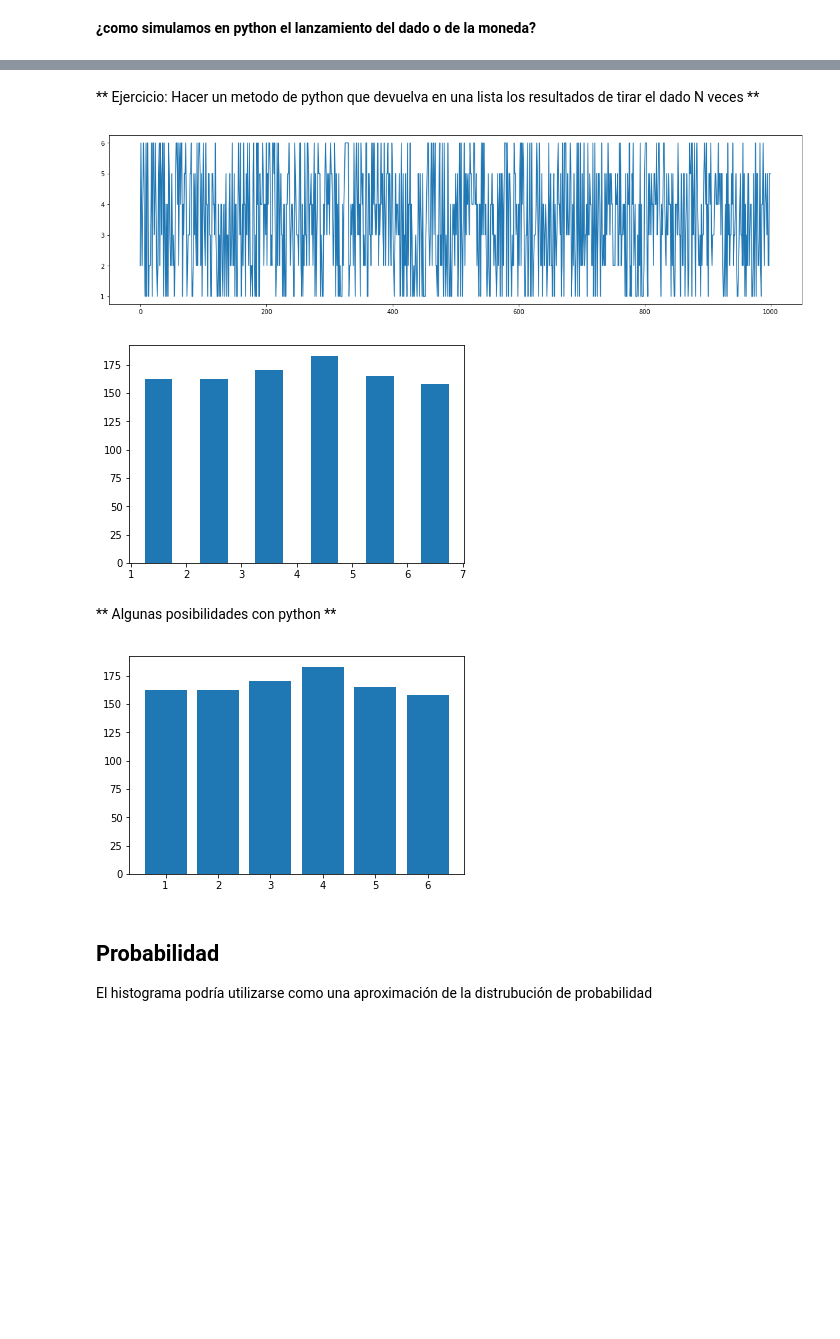
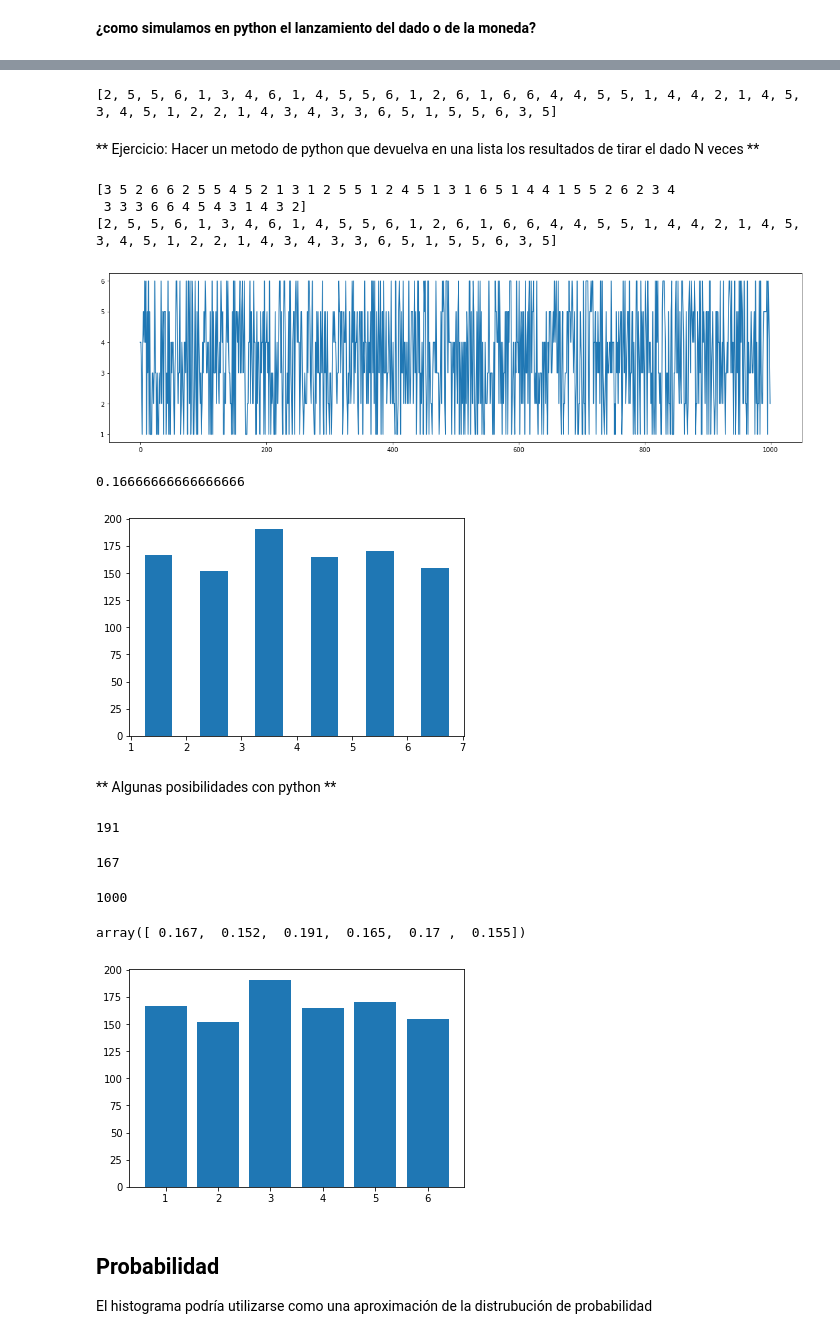
Before and after one commit to lab-ml-itba/Intro-Probabilidad, a Jupyter notebook: 1-Intro_Probabilidad.ipynb, the cells around one changed output, grey strips where cells are left out. Cells and saved outputs as stored; diff of their text form; code cells hidden in the pictures; blank space fills up the shorter version.

```diff
--- a/1-Intro_Probabilidad.ipynb
+++ b/1-Intro_Probabilidad.ipynb
@@ -99,7 +105,11 @@ for i in range(cantidad_de_tiradas):
+# %%
+print(tirada_dados_lista)
+# %% [output]
+[2, 5, 5, 6, 1, 3, 4, 6, 1, 4, 5, 5, 6, 1, 2, 6, 1, 6, 6, 4, 4, 5, 5, 1, 4, 4, 2, 1, 4, 5, 3, 4, 5, 1, 2, 2, 1, 4, 3, 4, 3, 3, 6, 5, 1, 5, 5, 6, 3, 5]
 # %% [markdown]
 ** Ejercicio: Hacer un metodo de python que devuelva en una lista los resultados de tirar el dado N veces **
 # %%
-def tirar_dado(N):
+def tirar_dado_array(N=50):
     # Notar que randint cambia y ahora si tiene primer parametro, el segundo es el maximo -1
     # y el primero es el minimo. El tercero es la cantidad
     return np.random.randint(1, 7, N)
@@ -106,28 +118,59 @@ def tirar_dado(N):
+# %%
+print(tirada_dado_array)
+print(tirada_dados_lista)
+# %% [output]
+[3 5 2 6 6 2 5 5 4 5 2 1 3 1 2 5 5 1 2 4 5 1 3 1 6 5 1 4 4 1 5 5 2 6 2 3 4
+ 3 3 3 6 6 4 5 4 3 1 4 3 2]
+[2, 5, 5, 6, 1, 3, 4, 6, 1, 4, 5, 5, 6, 1, 2, 6, 1, 6, 6, 4, 4, 5, 5, 1, 4, 4, 2, 1, 4, 5, 3, 4, 5, 1, 2, 2, 1, 4, 3, 4, 3, 3, 6, 5, 1, 5, 5, 6, 3, 5]
 # %%
 from matplotlib import pyplot as plt
-tirada_de_dados = tirar_dado(1000)
+tirada_de_dados = tirar_dado_array(1000)
 plt.figure(figsize=(20,5))
 plt.plot(tirada_de_dados)
 plt.show()
 # %% [output]
-[figure, old version]
+[figure, new version]
+# %%
+1/6
+# %% [output]
+0.16666666666666666
 # %%
 plt.hist(tirada_de_dados, bins=6, range=(1,7), rwidth=0.5)
 plt.show()
 # %% [output]
-[figure, old version]
+[figure, new version]
 # %% [markdown]
 ** Algunas posibilidades con python **
+# %%
+(tirada_de_dados == 3).sum()
+# %% [output]
+191
+# %%
+cant = 0
+for i in tirada_de_dados:
+    if i == 1:
+        cant = cant + 1
+print(cant)
+# %% [output]
+167
+# %%
+len(tirada_de_dados)
+# %% [output]
+1000
 # %%
 histog = []
 espacio_muestral_d1 = [1,2,3,4,5,6]
 for d1 in espacio_muestral_d1:
     histog.append((tirada_de_dados == d1).sum())
+# %%
+np.array(histog)/len(tirada_de_dados)
+# %% [output]
+array([ 0.167,  0.152,  0.191,  0.165,  0.17 ,  0.155])
 # %%
 plt.bar(espacio_muestral_d1, histog)
 plt.show()
 # %% [output]
-[figure, old version]
+[figure, new version]
 # %% [markdown]
 ## Probabilidad
 
```
Also changed, not shown: parts of 15 cells of this notebook, 4 other files.
